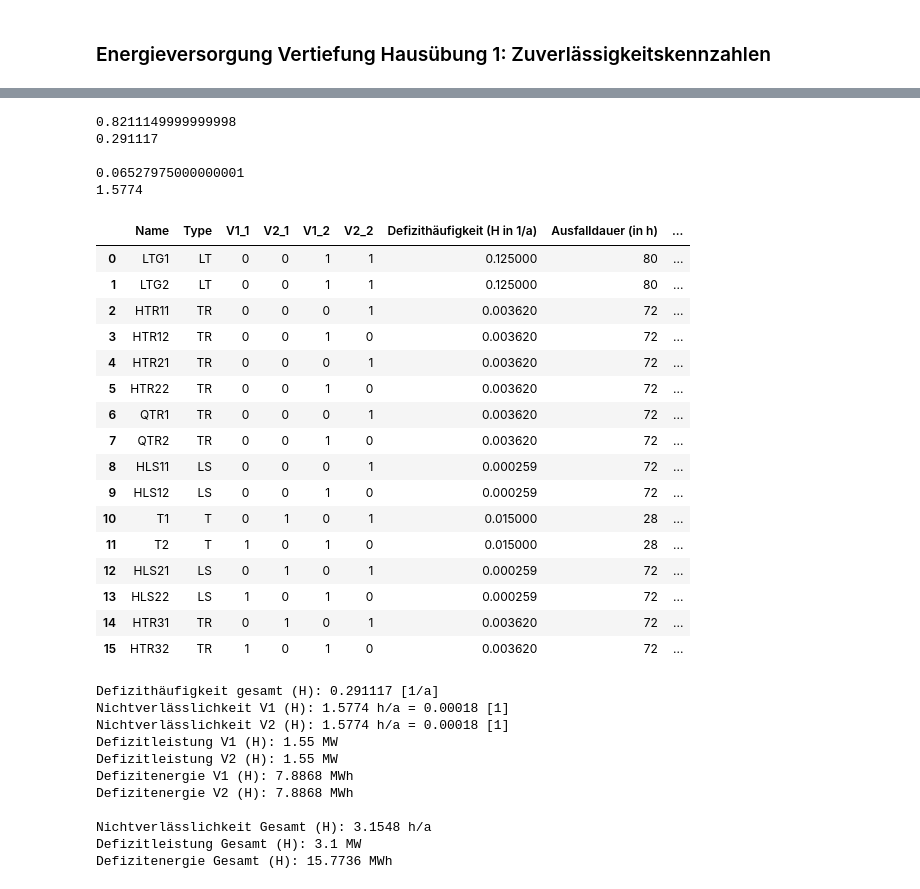
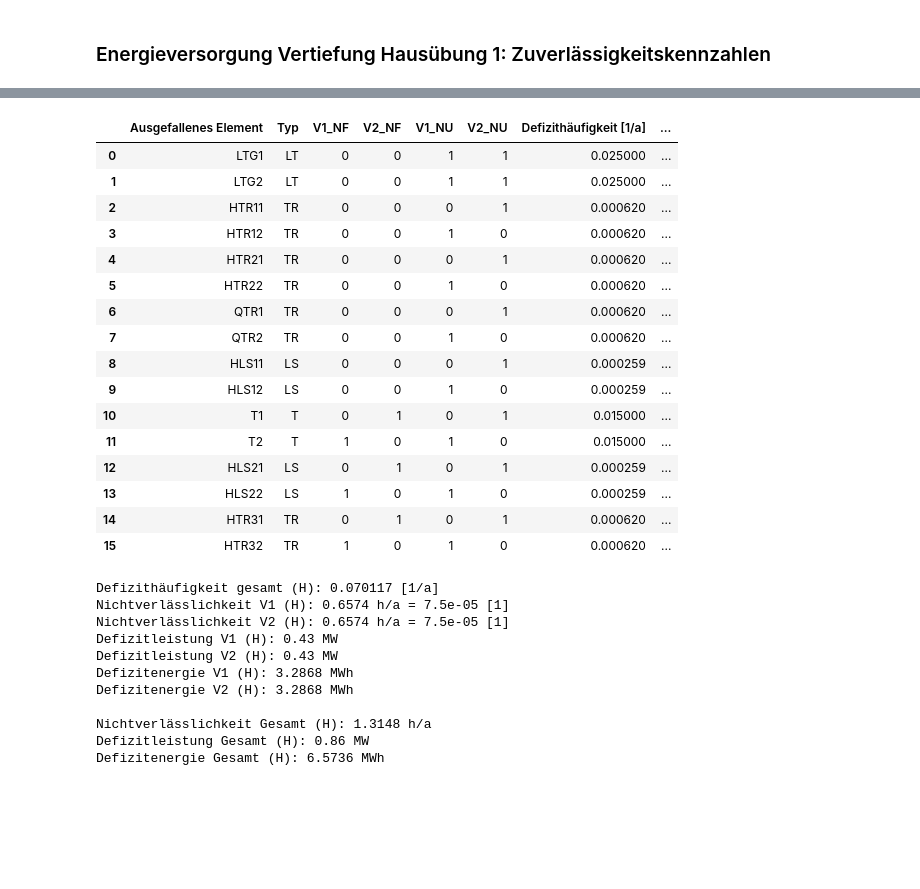
Before and after one commit to alexfroschauer/Energieversorgung_Homework, a Jupyter notebook: Homework1/EV_Vertiefung_HÜ1.ipynb, the cells around one changed output, grey strips where cells are left out. Saved outputs shown, nothing was run; the diff lists cells and outputs as text; code cells hidden in the pictures; blank space fills up the shorter version.

```diff
--- a/Homework1/EV_Vertiefung_HÜ1.ipynb
+++ b/Homework1/EV_Vertiefung_HÜ1.ipynb
@@ -77,8 +80,8 @@ rows = [
 
 elemente_H_Schaltung = [
     # {"name": "LTG_20kV", "defizithaeufigkeit": h_ltg20 * ltg_l, "ausfalldauer": ta_ltg20}, # Leitung vom Abgang V1 zum Großkunden
-    {"name": "LTG1", "defizithaeufigkeit": h_ltg110 * ltg_l, "ausfalldauer": ta_ltg110},
-    {"name": "LTG2", "defizithaeufigkeit": h_ltg110 * ltg_l, "ausfalldauer": ta_ltg110},
+    {"name": "LTG1", "defizithaeufigkeit": h_ltg110, "ausfalldauer": ta_ltg110},
+    {"name": "LTG2", "defizithaeufigkeit": h_ltg110, "ausfalldauer": ta_ltg110},
     {"name": "HTR11", "defizithaeufigkeit": h_TR, "ausfalldauer": ta_TR},
     {"name": "HTR12", "defizithaeufigkeit": h_TR, "ausfalldauer": ta_TR},
     {"name": "HTR21", "defizithaeufigkeit": h_TR, "ausfalldauer": ta_TR},
@@ -145,73 +148,66 @@ for index, row in df.iterrows():
         H_sum_H_V1 += df.at[index, "Defizithäufigkeit (H in 1/a)"]
 
 # Summierung der Werte der jeweiligen Spalten für die H-Schaltung
 Nichtverlaesslichkeit_V1_H = round(df["NV_V1"].sum(), 4)
 Nichtverlaesslichkeit_V2_H = round(df["NV_V2"].sum(), 4)
 Defizitleistung_V1_H = round(df["Defizitleistung P_V1"].sum(), 4)
 Defizitleistung_V2_H = round(df["Defizitleistung P_V2"].sum(), 4)
 Defizitenergie_V1_H = round(df["Defizitenergie E_V1"].sum(), 4)
 Defizitenergie_V2_H = round(df["Defizitenergie E_V2"].sum(), 4)
 
 # Berechnung der gesamten Defizithäufigkeit für alle Elemente, deren Ausfall für eine Nichtversorgung von V1 sorgt
 Defizithaeufigkeit_V1_H_gesamt = round((df["Defizithäufigkeit (H in 1/a)"] * (1 - df["V1_1"])).sum(), 8)
 
-print(H_sum_H_V1)
-print(Defizithaeufigkeit_V1_H_gesamt)
-print()
-print(NV_sum_H_V1)
-print(Nichtverlaesslichkeit_V1_H)
-
 # Exportiere als csv-Datei
 df.iloc[:, :6].to_csv('output_H_Schaltung.csv', sep=';', index=False)
-display(df)
+# display(df)
+display(df.rename(columns={"Name": "Ausgefallenes Element", "Type": "Typ", "V1_1": "V1_NF", "V2_1": "V2_NF", "V1_2": "V1_NU", "V2_2": "V2_NU", "Defizithäufigkeit (H in 1/a)":
+                           "Defizithäufigkeit [1/a]", "Ausfalldauer (in h)": "Ausfalldauer [h]", "NV_V1": "Nichtverlässlichkeit V1 [h/a]",
+                           "Defizitleistung P_V1": "Defizitleistung V1 [MW/a]", "Defizitenergie E_V1": "Defizitenergie V1 [MWh/a]", "NV_V2": "Nichtverlässlichkeit V2 [h/a]",
+                           "Defizitleistung P_V2": "Defizitleistung V2 [MW/a]", "Defizitenergie E_V2": "Defizitenergie V2 [MWh/a]"}))
 print(" ")
 
 # Ausgeben der summierten Werte
 print(f"Defizithäufigkeit gesamt (H): {Defizithaeufigkeit_V1_H_gesamt} [1/a]")
 print(f"Nichtverlässlichkeit V1 (H): {Nichtverlaesslichkeit_V1_H} h/a = {round(Nichtverlaesslichkeit_V1_H / 8760, 6)} [1]")
 print(f"Nichtverlässlichkeit V2 (H): {Nichtverlaesslichkeit_V2_H} h/a = {round(Nichtverlaesslichkeit_V2_H / 8760, 6)} [1]")
 print(f"Defizitleistung V1 (H): {Defizitleistung_V1_H} MW")
 print(f"Defizitleistung V2 (H): {Defizitleistung_V2_H} MW")
 print(f"Defizitenergie V1 (H): {Defizitenergie_V1_H} MWh")
 print(f"Defizitenergie V2 (H): {Defizitenergie_V2_H} MWh")
 print(" ")
 print(f"Nichtverlässlichkeit Gesamt (H): {Nichtverlaesslichkeit_V1_H + Nichtverlaesslichkeit_V2_H} h/a")
 print(f"Defizitleistung Gesamt (H): {Defizitleistung_V1_H + Defizitleistung_V2_H} MW")
 print(f"Defizitenergie Gesamt (H): {Defizitenergie_V1_H + Defizitenergie_V2_H} MWh")
 # %% [output]
+|  | Ausgefallenes Element | Typ | V1_NF | V2_NF | V1_NU | V2_NU | Defizithäufigkeit [1/a] | ... |
+| 0 | LTG1 | LT | 0 | 0 | 1 | 1 | 0.025000 | ... |
+| 1 | LTG2 | LT | 0 | 0 | 1 | 1 | 0.025000 | ... |
+| 2 | HTR11 | TR | 0 | 0 | 0 | 1 | 0.000620 | ... |
+| 3 | HTR12 | TR | 0 | 0 | 1 | 0 | 0.000620 | ... |
+| 4 | HTR21 | TR | 0 | 0 | 0 | 1 | 0.000620 | ... |
+| 5 | HTR22 | TR | 0 | 0 | 1 | 0 | 0.000620 | ... |
+| 6 | QTR1 | TR | 0 | 0 | 0 | 1 | 0.000620 | ... |
+| 7 | QTR2 | TR | 0 | 0 | 1 | 0 | 0.000620 | ... |
+| 8 | HLS11 | LS | 0 | 0 | 0 | 1 | 0.000259 | ... |
+| 9 | HLS12 | LS | 0 | 0 | 1 | 0 | 0.000259 | ... |
+| 10 | T1 | T | 0 | 1 | 0 | 1 | 0.015000 | ... |
+| 11 | T2 | T | 1 | 0 | 1 | 0 | 0.015000 | ... |
+| 12 | HLS21 | LS | 0 | 1 | 0 | 1 | 0.000259 | ... |
+| 13 | HLS22 | LS | 1 | 0 | 1 | 0 | 0.000259 | ... |
+| 14 | HTR31 | TR | 0 | 1 | 0 | 1 | 0.000620 | ... |
+| 15 | HTR32 | TR | 1 | 0 | 1 | 0 | 0.000620 | ... |
-0.8211149999999998
-0.291117
+Defizithäufigkeit gesamt (H): 0.070117 [1/a]
+Nichtverlässlichkeit V1 (H): 0.6574 h/a = 7.5e-05 [1]
+Nichtverlässlichkeit V2 (H): 0.6574 h/a = 7.5e-05 [1]
+Defizitleistung V1 (H): 0.43 MW
+Defizitleistung V2 (H): 0.43 MW
+Defizitenergie V1 (H): 3.2868 MWh
+Defizitenergie V2 (H): 3.2868 MWh
 
-0.06527975000000001
-1.5774
+Nichtverlässlichkeit Gesamt (H): 1.3148 h/a
+Defizitleistung Gesamt (H): 0.86 MW
+Defizitenergie Gesamt (H): 6.5736 MWh
-|  | Name | Type | V1_1 | V2_1 | V1_2 | V2_2 | Defizithäufigkeit (H in 1/a) | Ausfalldauer (in h) | ... |
-| 0 | LTG1 | LT | 0 | 0 | 1 | 1 | 0.125000 | 80 | ... |
-| 1 | LTG2 | LT | 0 | 0 | 1 | 1 | 0.125000 | 80 | ... |
-| 2 | HTR11 | TR | 0 | 0 | 0 | 1 | 0.003620 | 72 | ... |
-| 3 | HTR12 | TR | 0 | 0 | 1 | 0 | 0.003620 | 72 | ... |
-| 4 | HTR21 | TR | 0 | 0 | 0 | 1 | 0.003620 | 72 | ... |
-| 5 | HTR22 | TR | 0 | 0 | 1 | 0 | 0.003620 | 72 | ... |
-| 6 | QTR1 | TR | 0 | 0 | 0 | 1 | 0.003620 | 72 | ... |
-| 7 | QTR2 | TR | 0 | 0 | 1 | 0 | 0.003620 | 72 | ... |
-| 8 | HLS11 | LS | 0 | 0 | 0 | 1 | 0.000259 | 72 | ... |
-| 9 | HLS12 | LS | 0 | 0 | 1 | 0 | 0.000259 | 72 | ... |
-| 10 | T1 | T | 0 | 1 | 0 | 1 | 0.015000 | 28 | ... |
-| 11 | T2 | T | 1 | 0 | 1 | 0 | 0.015000 | 28 | ... |
-| 12 | HLS21 | LS | 0 | 1 | 0 | 1 | 0.000259 | 72 | ... |
-| 13 | HLS22 | LS | 1 | 0 | 1 | 0 | 0.000259 | 72 | ... |
-| 14 | HTR31 | TR | 0 | 1 | 0 | 1 | 0.003620 | 72 | ... |
-| 15 | HTR32 | TR | 1 | 0 | 1 | 0 | 0.003620 | 72 | ... |
-Defizithäufigkeit gesamt (H): 0.291117 [1/a]
-Nichtverlässlichkeit V1 (H): 1.5774 h/a = 0.00018 [1]
-Nichtverlässlichkeit V2 (H): 1.5774 h/a = 0.00018 [1]
-Defizitleistung V1 (H): 1.55 MW
-Defizitleistung V2 (H): 1.55 MW
-Defizitenergie V1 (H): 7.8868 MWh
-Defizitenergie V2 (H): 7.8868 MWh
-
-Nichtverlässlichkeit Gesamt (H): 3.1548 h/a
-Defizitleistung Gesamt (H): 3.1 MW
-Defizitenergie Gesamt (H): 15.7736 MWh
 # %%
 # Berechnung für Doppelsammelschienen-Topologie
 
```
Also changed, not shown: parts of 4 cells of this notebook.
